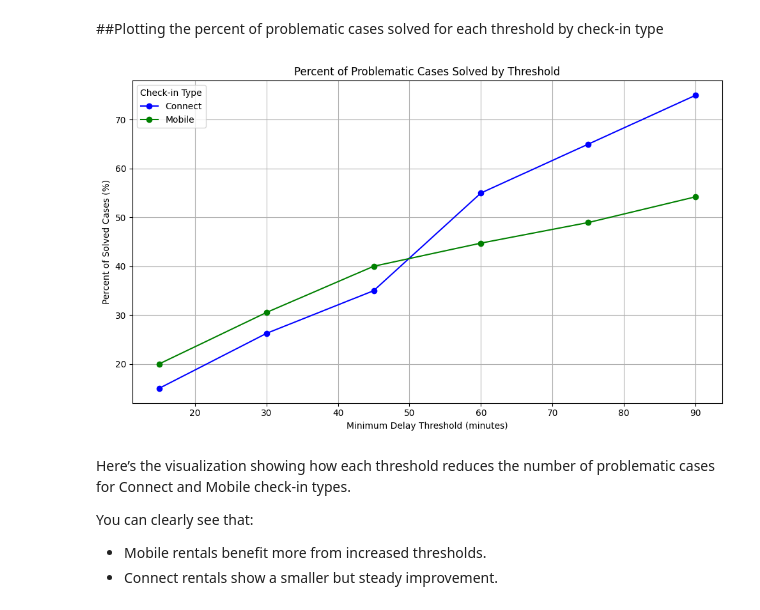
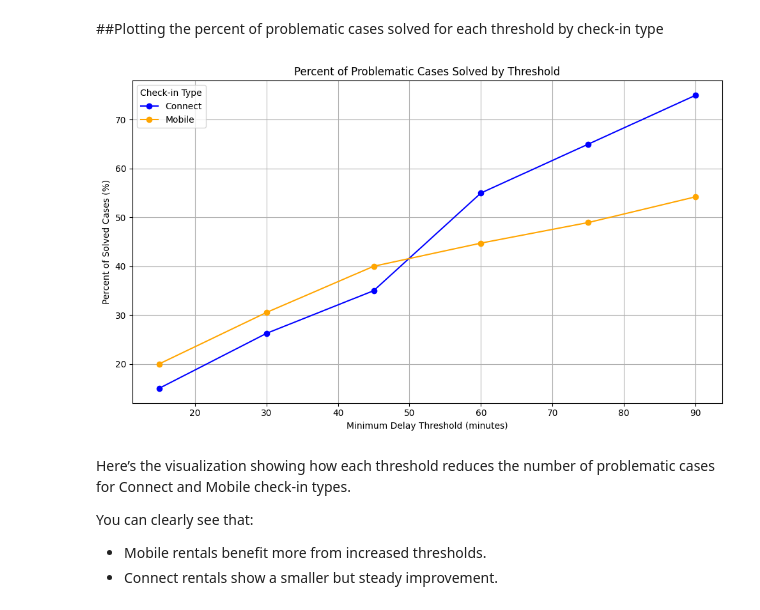
Before and after one commit to YnaPqt/deploiement-getaround, a Jupyter notebook: getaround_analysis.ipynb, the cells around one changed output. Saved outputs shown, nothing was run; the diff lists cells and outputs as text; code cells hidden in the pictures.

```diff
--- a/getaround_analysis.ipynb
+++ b/getaround_analysis.ipynb
@@ -406,29 +405,29 @@ display(solved_by_type_df)
 # %%
 # Plotting the percent of problematic cases solved for each threshold by check-in type
 # Define custom colors
-colors = {'connect': 'blue', 'mobile': 'green'}
+colors = {'connect': 'blue', 'mobile': 'orange'}
 
 # Plot with custom colors
 plt.figure(figsize=(10, 6))
 for checkin_type in solved_by_type_df['checkin_type'].unique():
     subset = solved_by_type_df[solved_by_type_df['checkin_type'] == checkin_type]
     plt.plot(
         subset['threshold_minutes'],
         subset['percent_solved'],
         marker='o',
         label=checkin_type.capitalize(),
         color=colors.get(checkin_type, 'gray')
     )
 
 plt.title('Percent of Problematic Cases Solved by Threshold')
 plt.xlabel('Minimum Delay Threshold (minutes)')
 plt.ylabel('Percent of Solved Cases (%)')
 plt.legend(title='Check-in Type')
 plt.grid(True)
 plt.tight_layout()
 plt.show()
 # %% [output]
-[figure, old version]
+[figure, new version]
 # %% [markdown]
 Here’s the visualization showing how each threshold reduces the number of problematic cases for Connect and Mobile check-in types.
 
```
Also changed, not shown: parts of 2 cells of this notebook.
